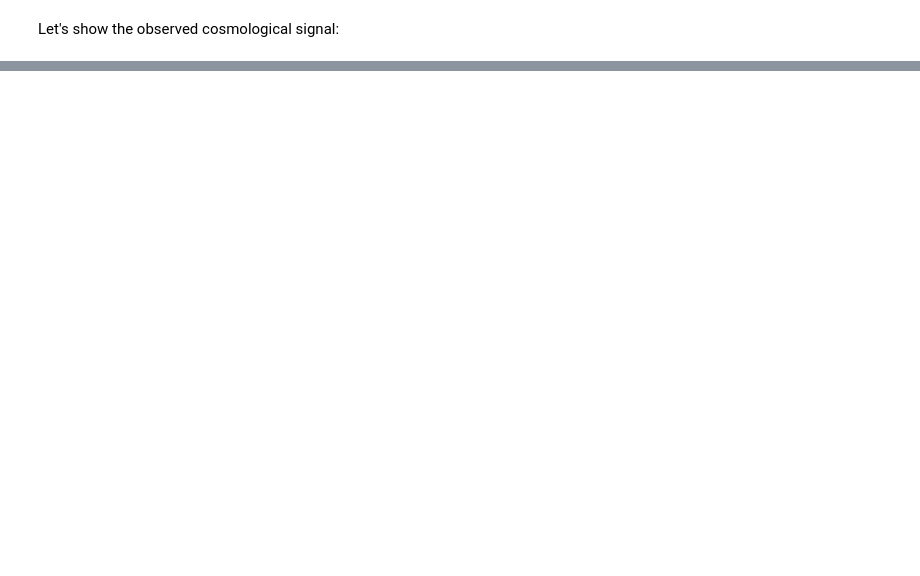
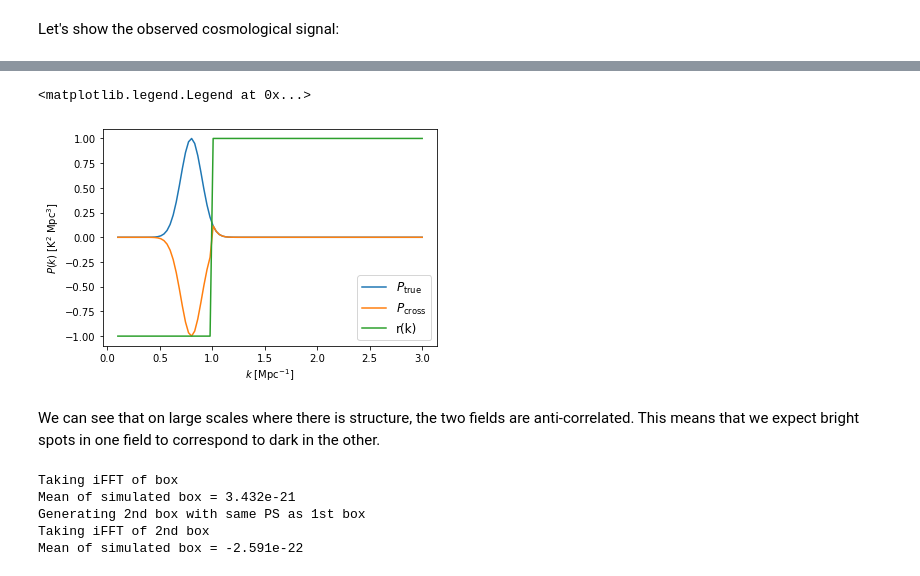
Before and after one commit to McGill-Cosmic-Dawn-Group/LIMstat, a Jupyter notebook: tutorials/tutorial_cosmo_signal.ipynb, the cells around one changed output, grey strips where cells are left out. Saved outputs shown, nothing was run; the diff lists cells and outputs as text; code cells hidden in the pictures; blank space fills up the shorter version.

```diff
--- a/tutorials/tutorial_cosmo_signal.ipynb
+++ b/tutorials/tutorial_cosmo_signal.ipynb
@@ -128,0 +269,43 @@ There is a reasonably good match between the power spectrum of the simulation an
+# %%
+# Let's define a very simple correlation coefficient function that is -1 for k < 1 and 1 for k > 1
+
+def r(k):
+        """ Generate a function that returns the correlation coefficient r.
+
+        Parameters
+        ----------
+                k: float or array of flats
+                Fourier mode in Mpc-1.
+        """
+        r = np.where(k < 1, -1, 1)
+        return r
+
+k = np.linspace(0.1,3,100)
+plt.plot(k,gaussian_ps(k, amp = 1), label = r'$P_{\rm{true}}$')
+plt.plot(k,r(k) * gaussian_ps(k, amp = 1), label = r'$P_{\rm{cross}}$')
+plt.plot(k,r(k), label = 'r(k)')
+plt.ylabel(rf"$P(k)$ [{pspec.data_unit}$^2$ Mpc$^3$]")
+plt.xlabel(r"$k$ [Mpc$^{-1}$]")
+
+
+plt.legend(fontsize = 12)
+# %% [output]
+<matplotlib.legend.Legend at 0x...>
+[figure, added]
+# %% [markdown]
+We can see that on large scales where there is structure, the two fields are anti-correlated. This means that we expect bright spots in one field to correspond to dark in the other.
+# %%
+universe = cosmological_signal(
+    ps=gaussian_ps,
+    cosmo_units = cu,
+    verbose=True,
+)
+
+# Generate simulation two boxes with a correlation coefficient r defined above
+box1, box2 = universe.make_correlated_universes(r)
+# %% [output]
+Taking iFFT of box
+Mean of simulated box = 3.432e-21
+Generating 2nd box with same PS as 1st box
+Taking iFFT of 2nd box
+Mean of simulated box = -2.591e-22
```
Also changed, not shown: parts of 29 cells of this notebook.
